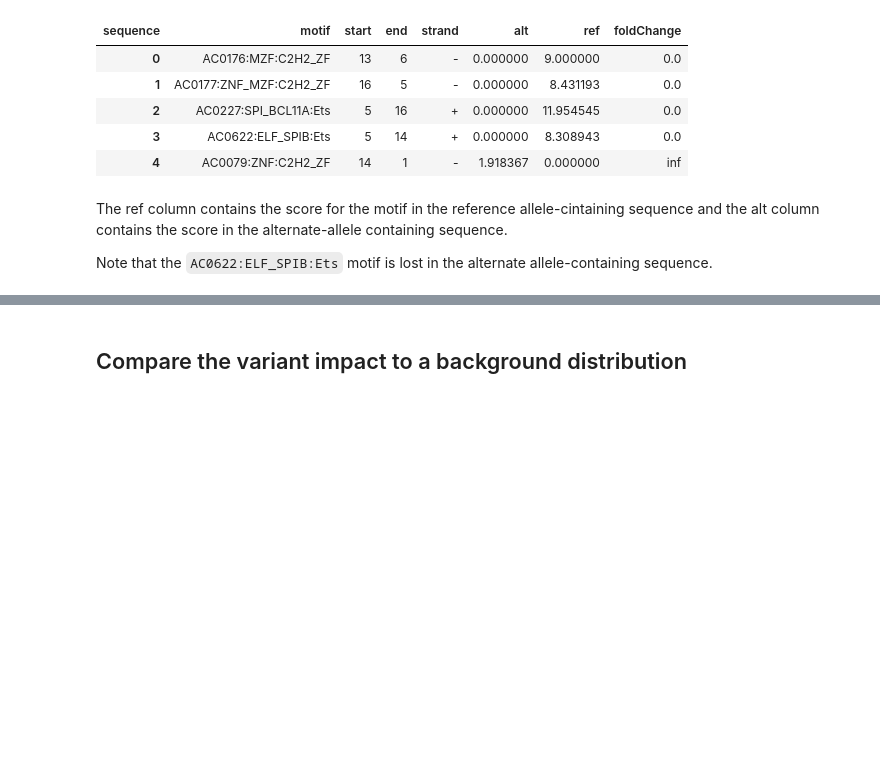
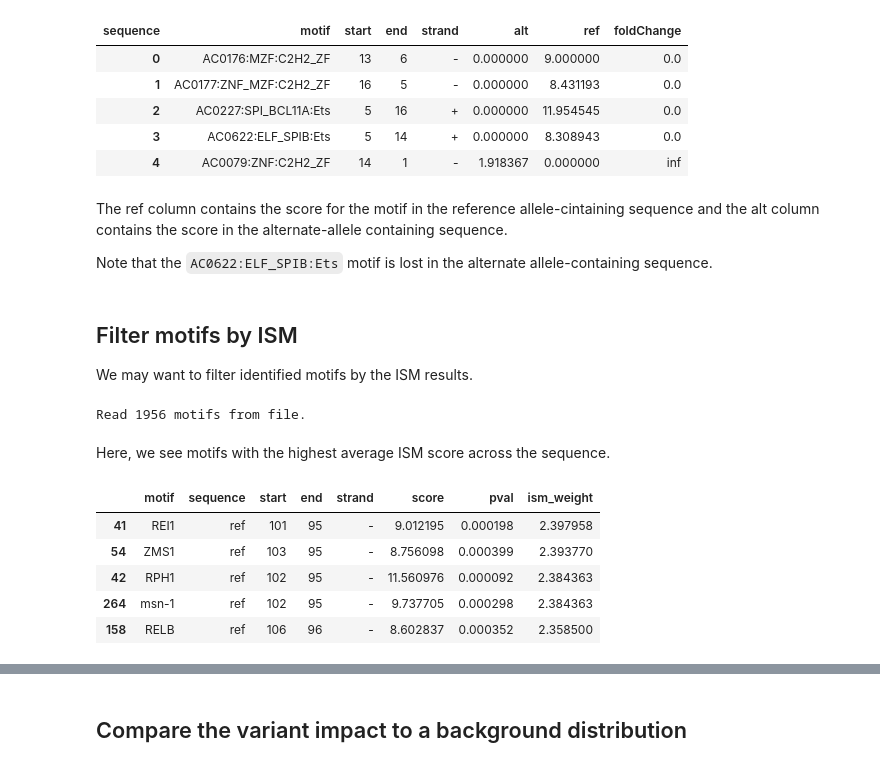
Before and after one commit to Genentech/gReLU, a Jupyter notebook: docs/tutorials/5_variant.ipynb, the cells around one changed output, grey strips where cells are left out. Drawn from its saved outputs; the diff is of its cells as text; code cells hidden in the pictures; blank space fills up the shorter version.

```diff
--- a/docs/tutorials/5_variant.ipynb
+++ b/docs/tutorials/5_variant.ipynb
@@ -365,3 +373,34 @@ Read 637 motifs from file.
 The ref column contains the score for the motif in the reference allele-cintaining sequence and the alt column contains the score in the alternate-allele containing sequence.
 
 Note that the `AC0622:ELF_SPIB:Ets` motif is lost in the alternate allele-containing sequence.
+# %% [markdown]
+## Filter motifs by ISM
+
+We may want to filter identified motifs by the ISM results.
+# %%
+from grelu.interpret.motifs import scan_sequences
+
+scan = scan_sequences(
+        seqs=[ref_seq],
+        motifs="jaspar",
+        names=None,
+        seq_ids=["ref"],
+        pthresh=5e-4,
+        rc=True,  # Scan both strands
+    )
+# %% [output]
+Read 1956 motifs from file.
+# %% [markdown]
+Here, we see motifs with the highest average ISM score across the sequence.
+# %%
+from grelu.interpret.motifs import calculate_ism_weight
+
+scan['ism_weight'] = scan.apply(calculate_ism_weight, ism=ism, axis=1)
+scan.sort_values(by='ism_weight', ascending=False).head()
+# %% [output]
+|  | motif | sequence | start | end | strand | score | pval | ism_weight |
+| 41 | REI1 | ref | 101 | 95 | - | 9.012195 | 0.000198 | 2.397958 |
+| 54 | ZMS1 | ref | 103 | 95 | - | 8.756098 | 0.000399 | 2.393770 |
+| 42 | RPH1 | ref | 102 | 95 | - | 11.560976 | 0.000092 | 2.384363 |
+| 264 | msn-1 | ref | 102 | 95 | - | 9.737705 | 0.000298 | 2.384363 |
+| 158 | RELB | ref | 106 | 96 | - | 8.602837 | 0.000352 | 2.358500 |
```
Also changed, not shown: parts of 5 cells of this notebook, 2 other files.
